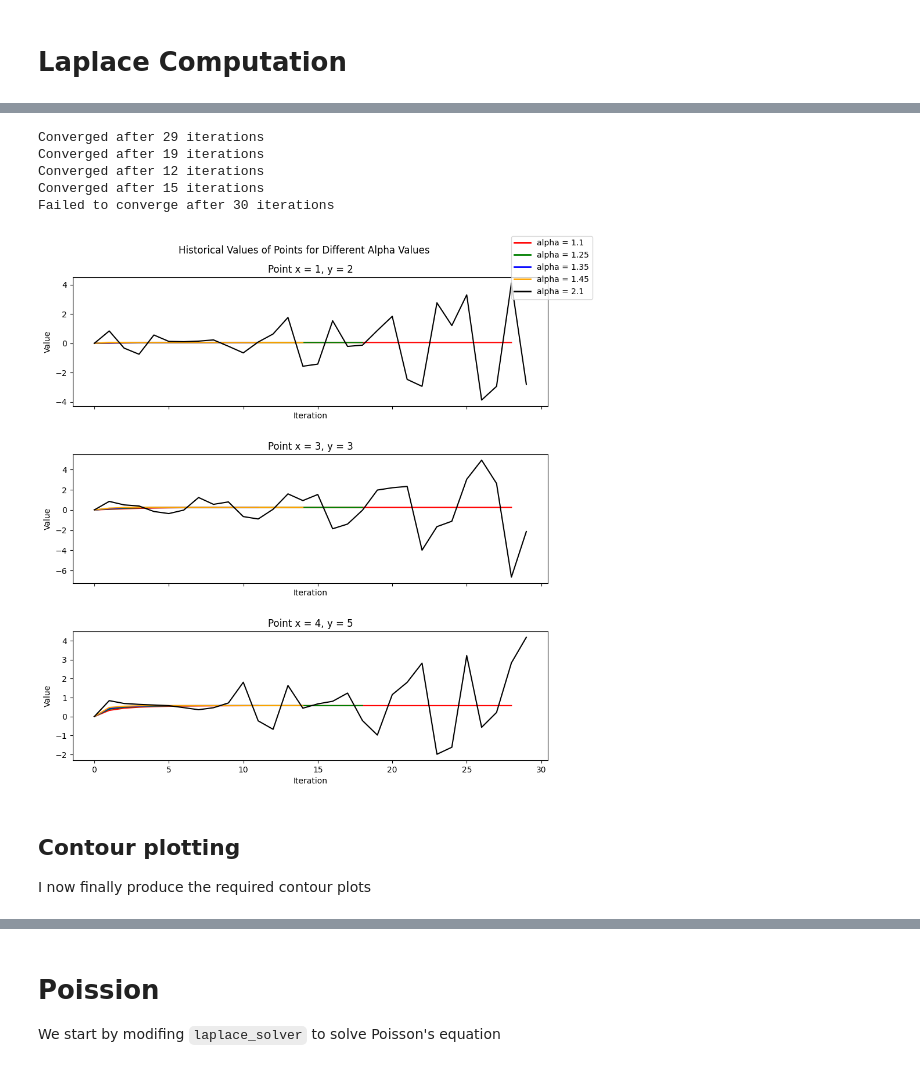
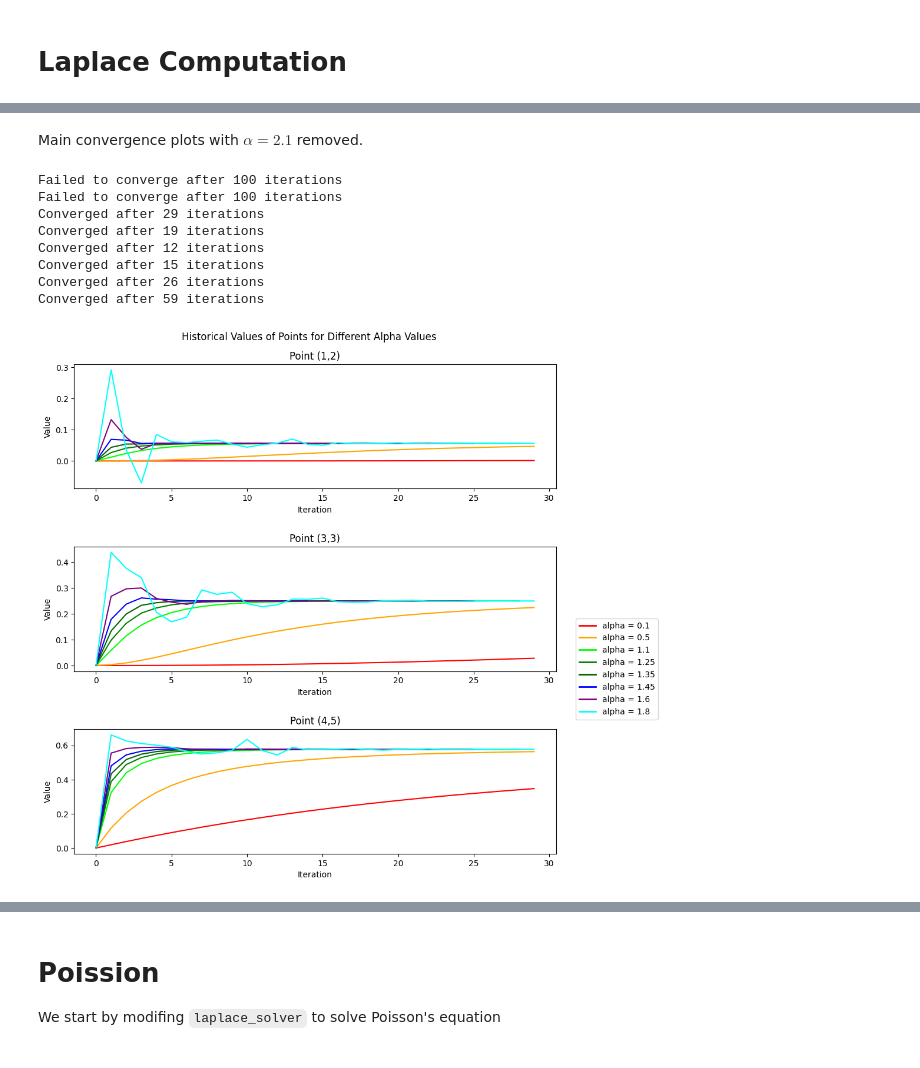
Before and after one commit to JackBarker7/practicals_code, a Jupyter notebook: CO25 - Laplace's Equation/CO25.ipynb, the cells around one changed output, grey strips where cells are left out. Drawn from its saved outputs; the diff is of its cells as text; code cells hidden in the pictures.

```diff
--- a/CO25 - Laplace's Equation/CO25.ipynb
+++ b/CO25 - Laplace's Equation/CO25.ipynb
@@ -227,0 +234,22 @@ Now that we have established the code works, we consider some points and compare
+# %%
+alpha_vals = [0.1,0.5,1.1, 1.25, 1.35, 1.45,1.6, 1.8,2.1]
+grid_pts = 7
+x = np.linspace(0, 1, grid_pts)
+y = np.linspace(0, 1, grid_pts)
+# set up the inital psi grid, as before
+init_psi = np.zeros((grid_pts, grid_pts))
+init_psi[:,-1] = np.flip(np.sin(1)*np.sinh(x))
+init_psi[0,:] = np.sin(x)*np.sinh(1)
+
+
+colours = ["red", "orange", "lime", "green", "darkgreen", "blue", "purple","cyan", "black"] # colour for each alpha value
+for i, alpha in enumerate(alpha_vals):
+    # solve the laplace equation for each alpha value and record the historical values
+    hist_values = solve_laplace(init_psi, alpha, 100)[1]
+
+    plt.plot(hist_values[1][:30], color=colours[i], label=f"alpha = {alpha}")
+plt.legend(loc="upper right", bbox_to_anchor=(1.2, 1))
+
+# style the figure
+plt.title("Historical Values of Points for Different Alpha Values")
+plt.show()
@@ -228,44 +267,47 @@ Now that we have established the code works, we consider some points and compare
+# %% [markdown]
+Main convergence plots with $\alpha = 2.1$ removed.
 # %%
 from matplotlib.lines import Line2D
-alpha_vals = [1.1, 1.25, 1.35, 1.45, 2.1]
-
+alpha_vals = [0.1,0.5,1.1, 1.25, 1.35, 1.45,1.6, 1.8]
+hist_locs = [[4,1], [3,3], [1,4]] # locations of points to store, in matrix indices
+grid_pts = 7
+x = np.linspace(0, 1, grid_pts)
+y = np.linspace(0, 1, grid_pts)
 # set up the inital psi grid, as before
 init_psi = np.zeros((grid_pts, grid_pts))
 init_psi[:,-1] = np.flip(np.sin(1)*np.sinh(x))
 init_psi[0,:] = np.sin(x)*np.sinh(1)
 
 # for each point that historical values are recorded at, create a subpolot
-fig, axs = plt.subplots(len(hist_locs), sharex=True, figsize = (10,10))
+fig, axs = plt.subplots(len(hist_locs), figsize = (10,10))
 fig.tight_layout(pad=5.0) # makes sure the subplots don't overlap
 
-colours = ["red", "green", "blue", "orange", "black"] # colour for each alpha value
+colours = ["red", "orange", "lime", "green", "darkgreen", "blue", "purple","cyan", "black"] # colour for each alpha value
 for i, alpha in enumerate(alpha_vals):
     # solve the laplace equation for each alpha value and record the historical values
-    hist_values = solve_laplace(init_psi, alpha, 30)[1]
+    hist_values = solve_laplace(init_psi, alpha, 100)[1]
 
     for j, values in enumerate(hist_values):
         # plot the historical values for each point
-        axs[j].plot(values, color=colours[i])
+        axs[j].plot(values[:30], color=colours[i])
 
 # create a custom legend for the subplots
 lines = [Line2D([0], [0], color=c, linewidth=2, linestyle="-") for c in colours]
-fig.legend(lines, [f"alpha = {a}" for a in alpha_vals], loc="upper right")
+fig.legend(lines, [f"alpha = {a}" for a in alpha_vals], loc="upper right",bbox_to_anchor=(1.1, 0.5))
 
 # style the figure
 fig.suptitle("Historical Values of Points for Different Alpha Values")
 for i, loc in enumerate(hist_locs):
-    axs[i].set_title(f"Point x = {loc[1]}, y = {grid_pts-1-loc[0]}")
+    axs[i].set_title(f"Point ({loc[1]},{grid_pts-1-loc[0]})")
     axs[i].set_xlabel("Iteration")
     axs[i].set_ylabel("Value")
-fig.show()
 # %% [output]
+Failed to converge after 100 iterations
+Failed to converge after 100 iterations
 Converged after 29 iterations
 Converged after 19 iterations
 Converged after 12 iterations
 Converged after 15 iterations
-Failed to converge after 30 iterations
+Converged after 26 iterations
+Converged after 59 iterations
-[figure, old version]
+[figure, new version]
-# %% [markdown]
-## Contour plotting
-
-I now finally produce the required contour plots
```
Also changed, not shown: parts of 43 cells of this notebook, 23 other files.
